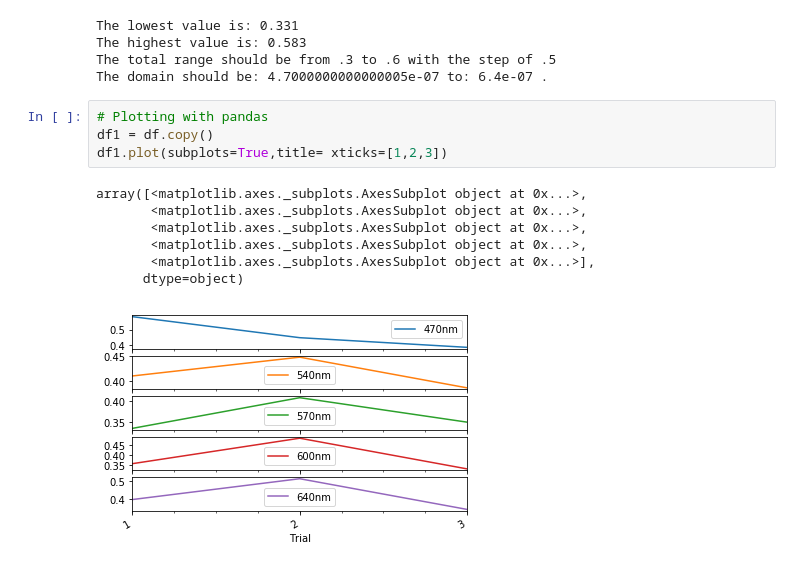
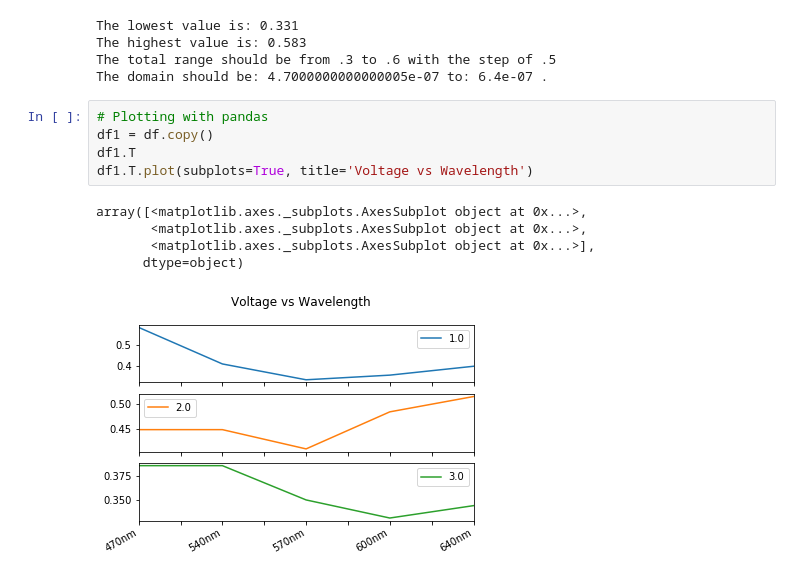
Before and after one commit to Sephfire05/Modern-Physics-Lab-SPR-2019, a Jupyter notebook: Exp 2 - The Photoelectric Effect.ipynb, the cells around one changed output. Drawn from its saved outputs; the diff is of its cells as text.

Commit message:
Using MatPlotLib to make the graph pretty

```diff
--- a/Exp 2 - The Photoelectric Effect.ipynb
+++ b/Exp 2 - The Photoelectric Effect.ipynb
@@ -95,12 +94,11 @@ The domain should be: 4.7000000000000005e-07 to: 6.4e-07 .
 # %%
 # Plotting with pandas
 df1 = df.copy()
-df1.plot(subplots=True,title= xticks=[1,2,3])
+df1.T
+df1.T.plot(subplots=True, title='Voltage vs Wavelength')
 # %% [output]
 array([<matplotlib.axes._subplots.AxesSubplot object at 0x...>,
-       <matplotlib.axes._subplots.AxesSubplot object at 0x...>,
-       <matplotlib.axes._subplots.AxesSubplot object at 0x...>,
        <matplotlib.axes._subplots.AxesSubplot object at 0x...>,
        <matplotlib.axes._subplots.AxesSubplot object at 0x...>],
       dtype=object)
-[figure, old version]
+[figure, new version]
```
Also changed, not shown: parts of 5 cells of this notebook.
